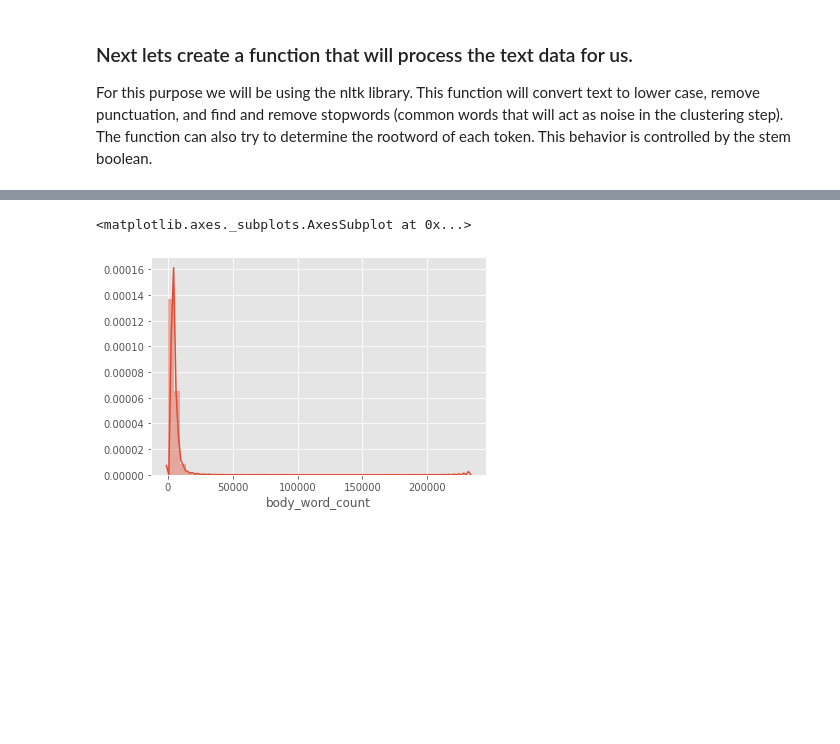
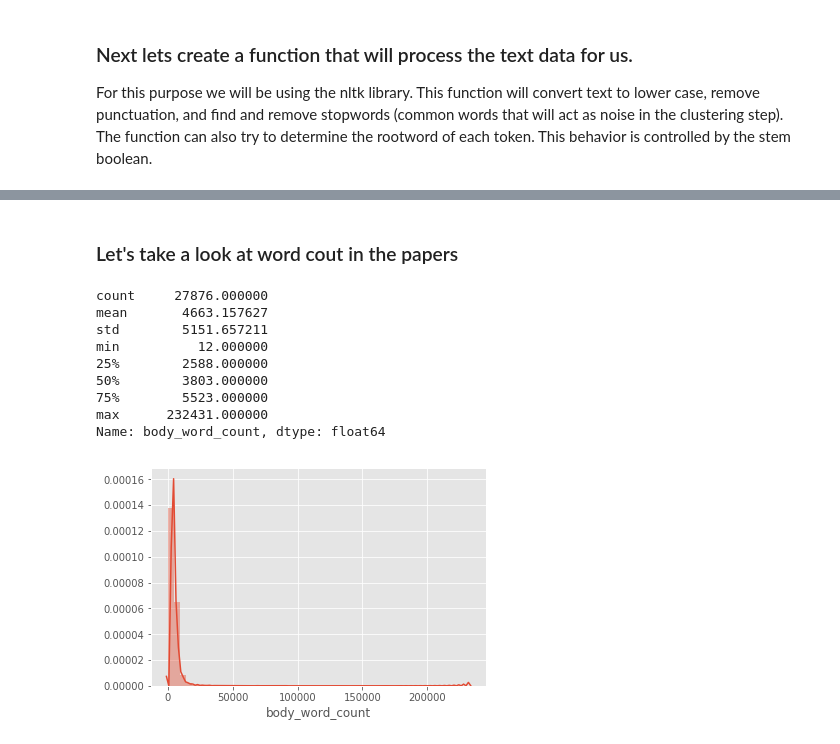
Before and after one commit to SoloNick/COVID19-Literature-Clustering, a Jupyter notebook: kaggle.ipynb, the cells around one changed output, grey strips where cells are left out. Drawn from its saved outputs; the diff is of its cells as text; code cells hidden in the pictures; blank space fills up the shorter version.

```diff
--- a/kaggle.ipynb
+++ b/kaggle.ipynb
@@ -431,3 +457,3 @@ def process_text(text, stem=True, delimiter=' '):
 # %%
-df_covid['processed_body'] = df_sample.apply(lambda x: process_text(x['body_text'], stem=False), axis=1)
-df_covid['processed_abstract'] = df_sample.apply(lambda x: process_text(x['abstract_text'], stem=False), axis=1)
+df_covid['processed_body'] = df_covid.apply(lambda x: process_text(x['body_text'], stem=False), axis=1)
+df_covid['processed_abstract'] = df_covid.apply(lambda x: process_text(x['abstract'], stem=False), axis=1)
@@ -436,3 +459,0 @@ df_covid['processed_abstract'] = df_sample.apply(lambda x: process_text(x['abstr
-# %%
-STOP_WORDS = set(stopwords.words('english'))
-df_covid['num_of_stopwords']=df_covid['body_text'].apply(lambda x:len([ w for w in str(x).lower().split() if w in STOP_WORDS]))
@@ -443,9 +460,20 @@ df_covid['num_of_stopwords']=df_covid['body_text'].apply(lambda x:len([ w for w
+# %% [markdown]
+### Let's take a look at word cout in the papers
 # %%
 import seaborn as sns
 # %%
 sns.distplot(df_covid['body_word_count'])
+df_covid['body_word_count'].describe()
 # %% [output]
-<matplotlib.axes._subplots.AxesSubplot at 0x...>
+count     27876.000000
+mean       4663.157627
+std        5151.657211
+min          12.000000
+25%        2588.000000
+50%        3803.000000
+75%        5523.000000
+max      232431.000000
+Name: body_word_count, dtype: float64
-[figure, old version]
+[figure, new version]
 # %%
 sns.distplot(df_covid['body_unique_words'])
```
Also changed, not shown: parts of 45 cells of this notebook.
